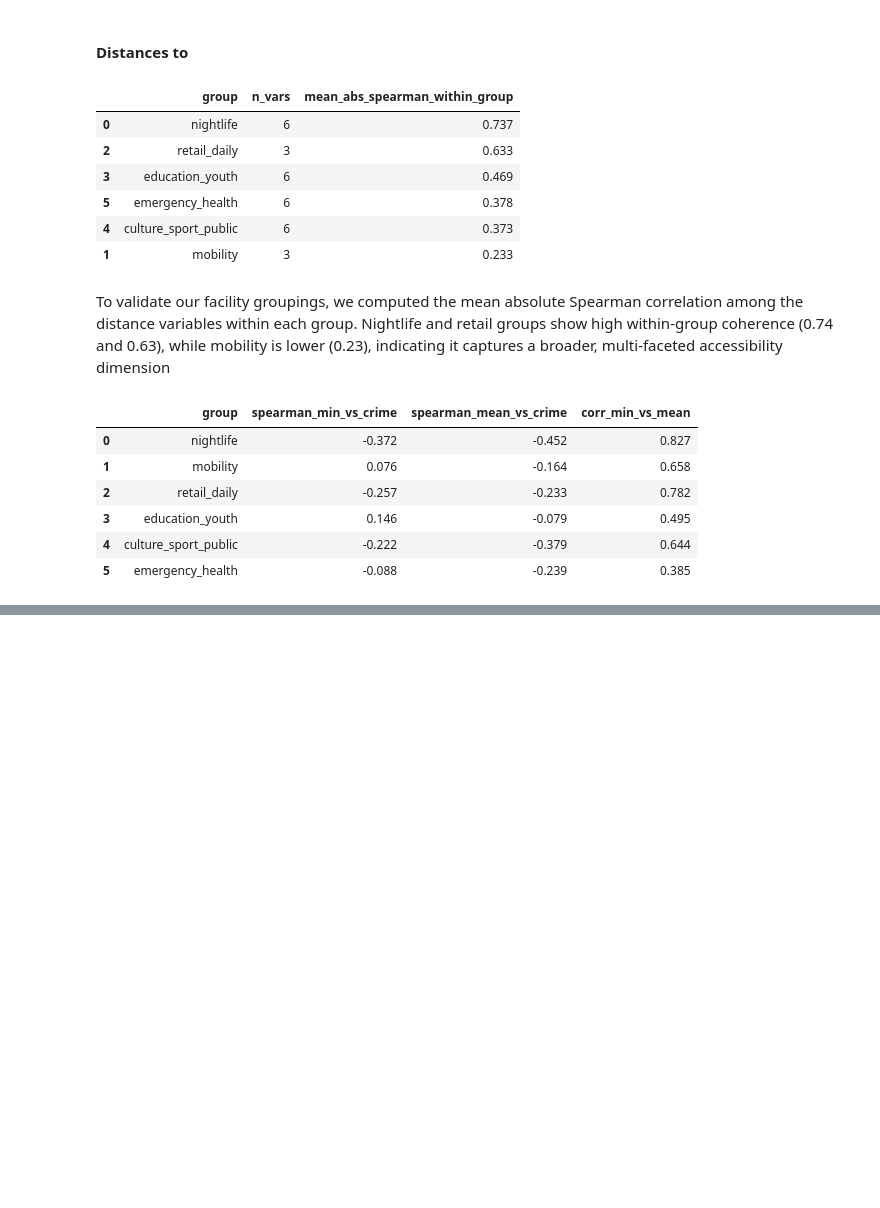
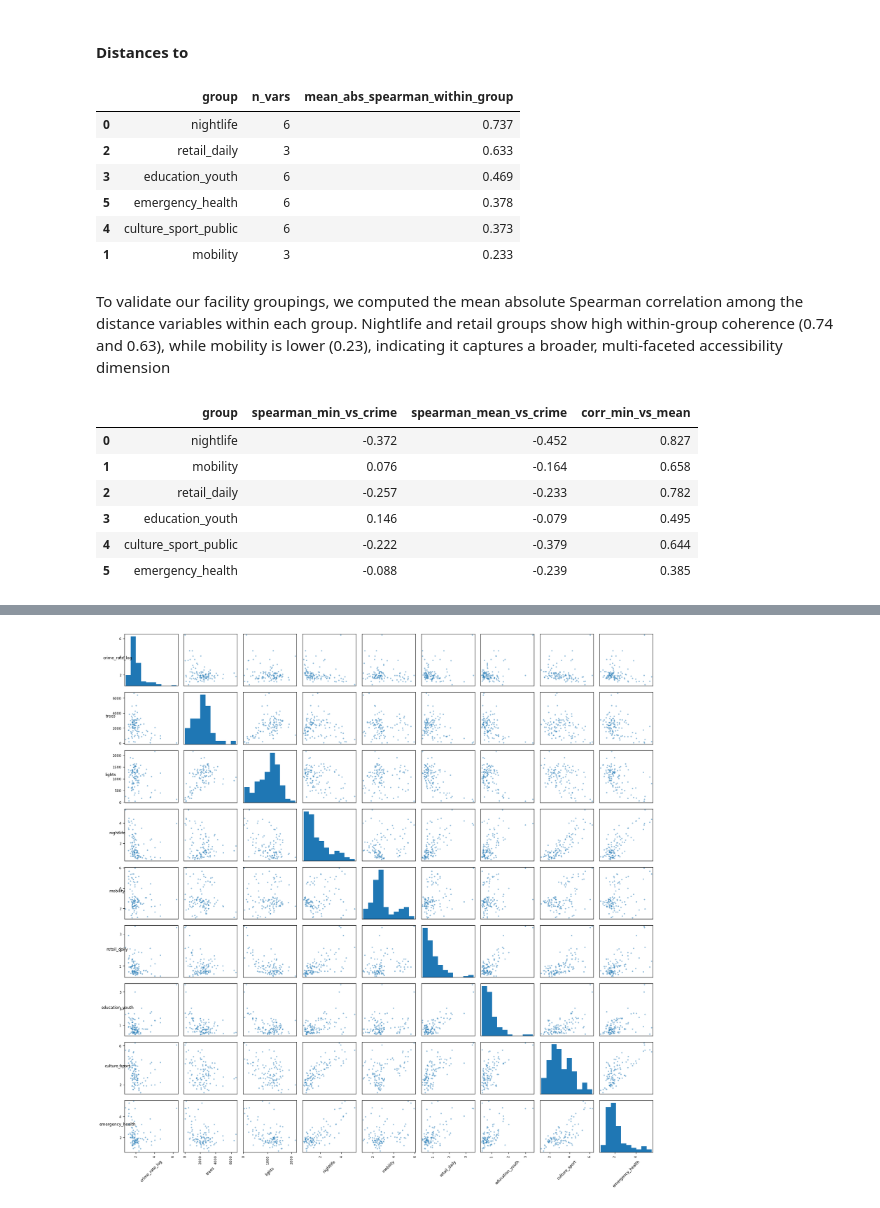
Before and after one commit to YoranB/Spatial-data-science, a Jupyter notebook: Creating final data table.ipynb, the cells around one changed output, grey strips where cells are left out. Saved outputs shown, nothing was run; the diff lists cells and outputs as text; code cells hidden in the pictures; blank space fills up the shorter version.

```diff
--- a/Creating final data table.ipynb
+++ b/Creating final data table.ipynb
@@ -544,0 +547,20 @@ comp
+# %%
+#data to work with
+target = "Misdrijven_per_1000_inwoners"
+
+facility_mean_cols = [
+    "mean_dist_nightlife",
+    "mean_dist_mobility",
+    "mean_dist_retail_daily",
+    "mean_dist_education_youth",
+    "mean_dist_culture_sport_public",
+    "mean_dist_emergency_health",
+]
+
+feature_cols = ["Trees_per_km2", "Lights_per_km2"] + facility_mean_cols
+
+df_model = total_final_df[["wijkcode", target] + feature_cols].dropna().copy()
+
+
+df_model["log_crime_rate"] = np.log1p(df_model[target])
+df_model.head()
@@ -544,0 +593,48 @@ comp
+# %%
+import matplotlib.pyplot as plt
+from pandas.plotting import scatter_matrix
+
+# kies kolommen die je wil plotten
+cols = [
+    "log_crime_rate",
+    "Trees_per_km2",
+    "Lights_per_km2",
+    "mean_dist_nightlife",
+    "mean_dist_mobility",
+    "mean_dist_retail_daily",
+    "mean_dist_education_youth",
+    "mean_dist_culture_sport_public",
+    "mean_dist_emergency_health",
+]
+
+# mapping van oude -> nieuwe namen
+rename_map = {
+    "log_crime_rate": "crime_rate_log",
+    "Trees_per_km2": "trees",
+    "Lights_per_km2": "lights",
+    "mean_dist_nightlife": "nightlife",
+    "mean_dist_mobility": "mobility",
+    "mean_dist_retail_daily": "retail_daily",
+    "mean_dist_education_youth": "education_youth",
+    "mean_dist_culture_sport_public": "culture_sport",
+    "mean_dist_emergency_health": "emergency_health",
+}
+
+df_plot = df_model[cols].dropna().rename(columns=rename_map).copy()
+
+# (optioneel) filter om extreme rate outliers te verminderen
+# df_plot = total_final_df[total_final_df["inwoners"] > 500][cols].dropna().rename(columns=rename_map).copy()
+
+axes = scatter_matrix(df_plot, figsize=(18, 18), alpha=0.5, diagonal="hist")
+
+# labels leesbaar maken
+for ax in axes.flatten():
+    ax.xaxis.label.set_rotation(45)
+    ax.yaxis.label.set_rotation(0)
+    ax.xaxis.label.set_fontsize(9)
+    ax.yaxis.label.set_fontsize(9)
+
+plt.tight_layout()
+plt.show()
+# %% [output]
+[figure, added]
```
Also changed, not shown: parts of 6 cells of this notebook.
